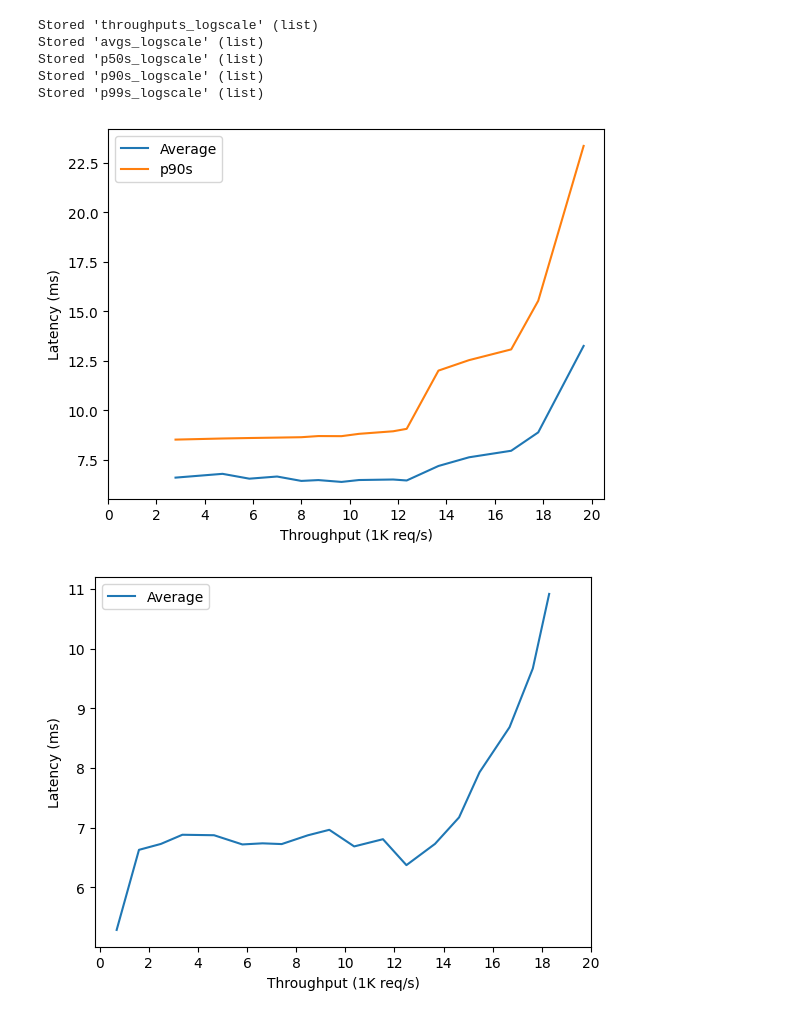
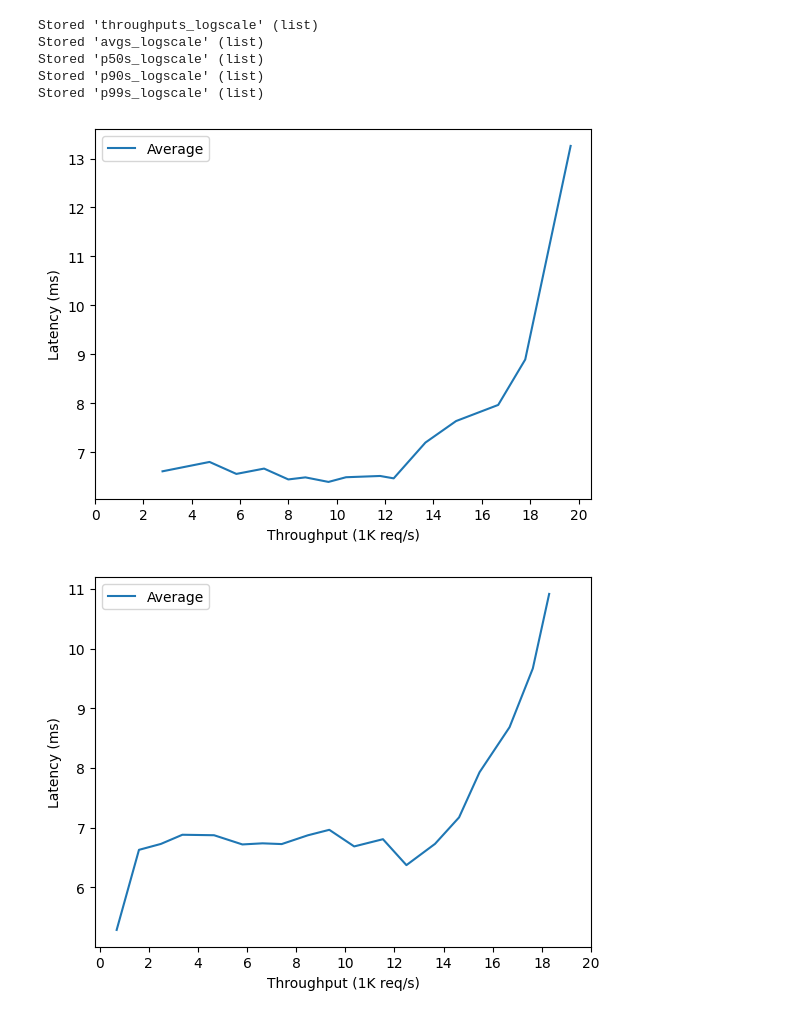
Before and after one commit to princeton-sns/frida, a Jupyter notebook: benchmark_notebook.ipynb, the cells around one changed output. Drawn from its saved outputs; the diff is of its cells as text; code cells hidden in the pictures.

```diff
--- a/benchmark_notebook.ipynb
+++ b/benchmark_notebook.ipynb
@@ -54,8 +54,10 @@ async def run_multiple_receivers(num_clients, hostname, device_id_prefix = "rece
     else:
         return (await run_command_sync(hostname, command_str))
 
-async def run_multiple_clients_group(num_clients, hostname, device_id_prefix, duration = 10, keepout = 1, datasize = 32, server="http://node0:8080", receiver_prefix = "receiver", rl = 0, rh = 0,num_rand = 0, startID=0, asyncOn = True):
+async def run_multiple_clients_group(num_clients, hostname, device_id_prefix, duration = 10, keepout = 1, datasize = 32, server="http://node0:8080", receiver_prefix = "receiver", rl = 0, rh = 0,num_rand = 0, startID=0, asyncOn = True, slient = True):
     command_str = 'cd /mydata/localuser/frida/experiments/groupsize_bench && bash ./run_clients_local.sh {} {} {} {} {} {} {} {} {} {} {}'.format(num_clients, device_id_prefix, duration,keepout,datasize,server, receiver_prefix, rl, rh, num_rand, startID)
+    if not slient:
+        print(command_str)
     if asyncOn:
         return (await run_command(hostname, command_str))
     else:
@@ -225,7 +227,7 @@ async def run_groupsize_exp_single(num_nodes = 10, duration = 20, keepout = 5, d
         num_receiver_this_node = num_clients_this_node * receivers_per_sender
         rl = receiver_low
         rh = rl + num_receiver_this_node
-        ctask = await run_multiple_clients_group(num_clients_this_node, "node{}".format(node), "exp_groupsize_C{}_node{}_trial{}_{}".format(num_clients, node, trial, randrange(1000000)), duration, keepout, data_size, "http://node0:8080", receiver_prefix, rl, rh,0,0)
+        ctask = await run_multiple_clients_group(num_clients_this_node, "node{}".format(node), "exp_groupsize_C{}_G{}_node{}_trial{}_{}".format(num_clients,receivers_per_sender, node, trial, randrange(1000000)), duration, keepout, data_size, "http://node0:8080", receiver_prefix, rl, rh,-1,0)
         receiver_low = rh
         ctasks.append(ctask)
 
@@ -354,0 +398,30 @@ async def run_conflicts_exp_single(num_nodes = 10, duration = 20, keepout = 5, d
+# %%
+num_clients = 100
+group_sizes = list(range(1,11))
+num_sender_nodes = 4
+# num_receiver_nodes = 5
+# num_receivers = max(group_sizes) * num_clients
+warmup_runs = 3
+print("Clearing up server and clients...")
+await cleanup(num_nodes)
+time.sleep(5)
+server_task = await run_server(server_node)
+time.sleep(5)
+print("{} warm-ups running...".format(warmup_runs))
+for i in range(warmup_runs):
+    await run_latency_exp_single(num_nodes, 20, 1, num_clients = 200, server_node=server_node, is_warmup=True)
+# print("Starting receivers...")
+# startID = 0
+# for node in range(num_receiver_nodes):
+#     num_receivers_this_node = (num_receivers // num_receiver_nodes + (1 if node < (num_receivers % num_receiver_nodes) else 0))
+#     await run_multiple_receivers(num_receivers_this_node,  "node{}".format(node+num_sender_nodes), "C{}_receiver".format(num_clients), startID = startID)
+#     startID += num_receivers_this_node
+
+time.sleep(10)
+print("Starting conflict bench...")
+throughputs = []
+for size in group_sizes:
+    conflict_prefix = "exp_conflicts_C{}_G{}_trial{}_{}".format(num_clients,size, 0, randrange(1000000))
+    throughput = await run_conflicts_exp_single(num_nodes = num_sender_nodes, num_clients = num_clients, conflict_prefix = conflict_prefix, receiver_prefix = conflict_prefix, num_rand = size - 1)
+    print("#N={}, #C={}, G = {}, T = {}".format(num_sender_nodes, num_clients, size, throughput))
+    throughputs.append(throughput)
@@ -410,10 +520,11 @@ print(fine_list)
 # %% [output]
 [12, 22, 27, 32, 36, 41, 45, 50, 60, 58, 75, 78, 90, 95, 108, 116, 135, 163, 195, 297]
 # %%
-num_list = fine_list
+num_list = list(range(2,50,2)) + list(range(50, 300, 5))
+print(num_list)
 num_nodes = 4
-duration = 10
-keepout = 2
+duration = 16
+keepout = 3
 data_size = 0
 warmup_runs = 3
 repeat = 1
@@ -502,9 +641,9 @@ Stored 'p50s_logscale' (list)
 Stored 'p90s_logscale' (list)
 Stored 'p99s_logscale' (list)
 # %%
-plot_by_buckets(throughputs_logscale, avgs_logscale, p50s_logscale, p90s_logscale, p99s_logscale, show="1010", bucket_size=1000)
+plot_by_buckets(throughputs_logscale, avgs_logscale, p50s_logscale, p90s_logscale, p99s_logscale, show="1000", bucket_size=1000)
 # %% [output]
-[figure, old version]
+[figure, new version]
 # %%
 plot_by_buckets(throughputs_finer, avgs_finer, p50s_finer, p90s_finer, p99s_finer, show="1000")
 # %% [output]
```
Also changed, not shown: parts of 11 cells of this notebook, 2 other files.
